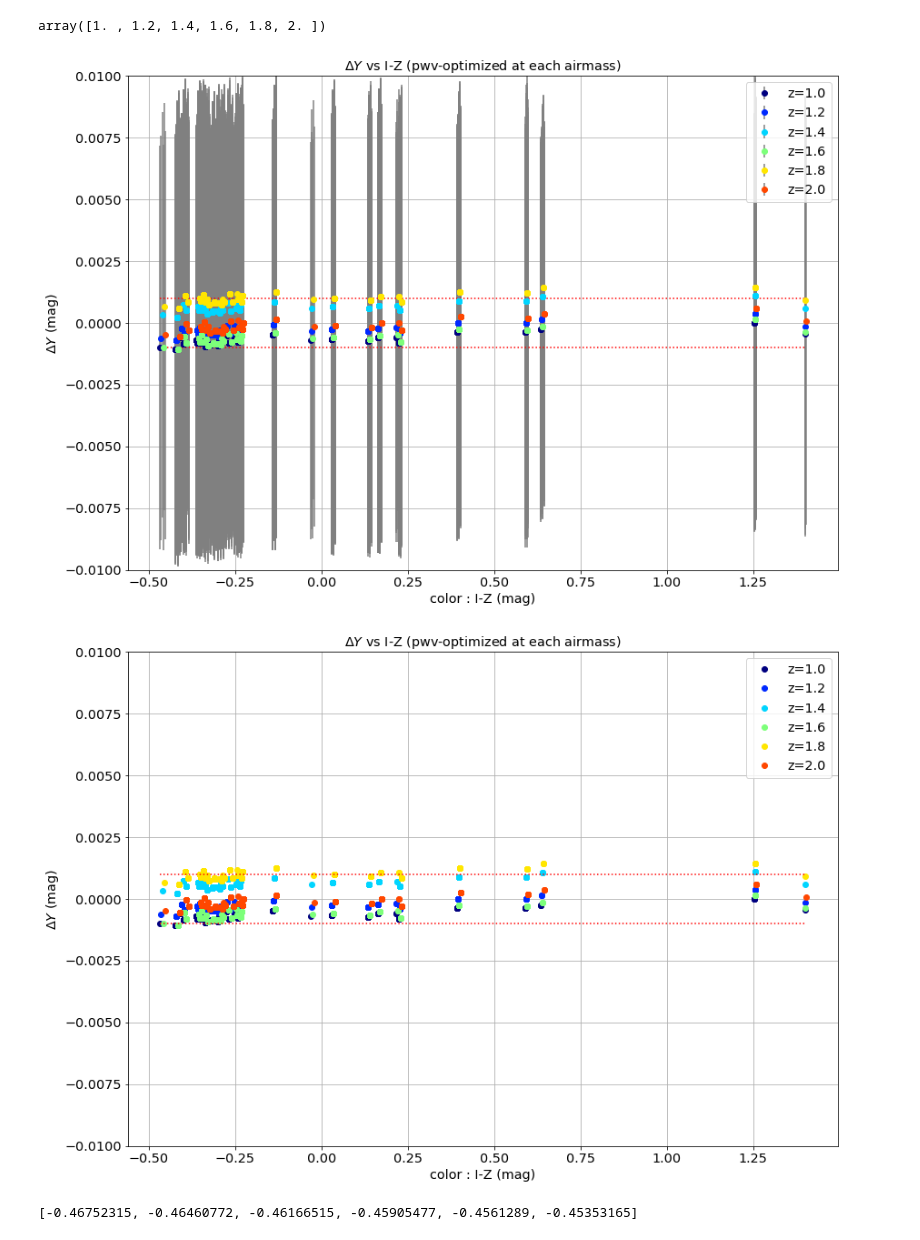
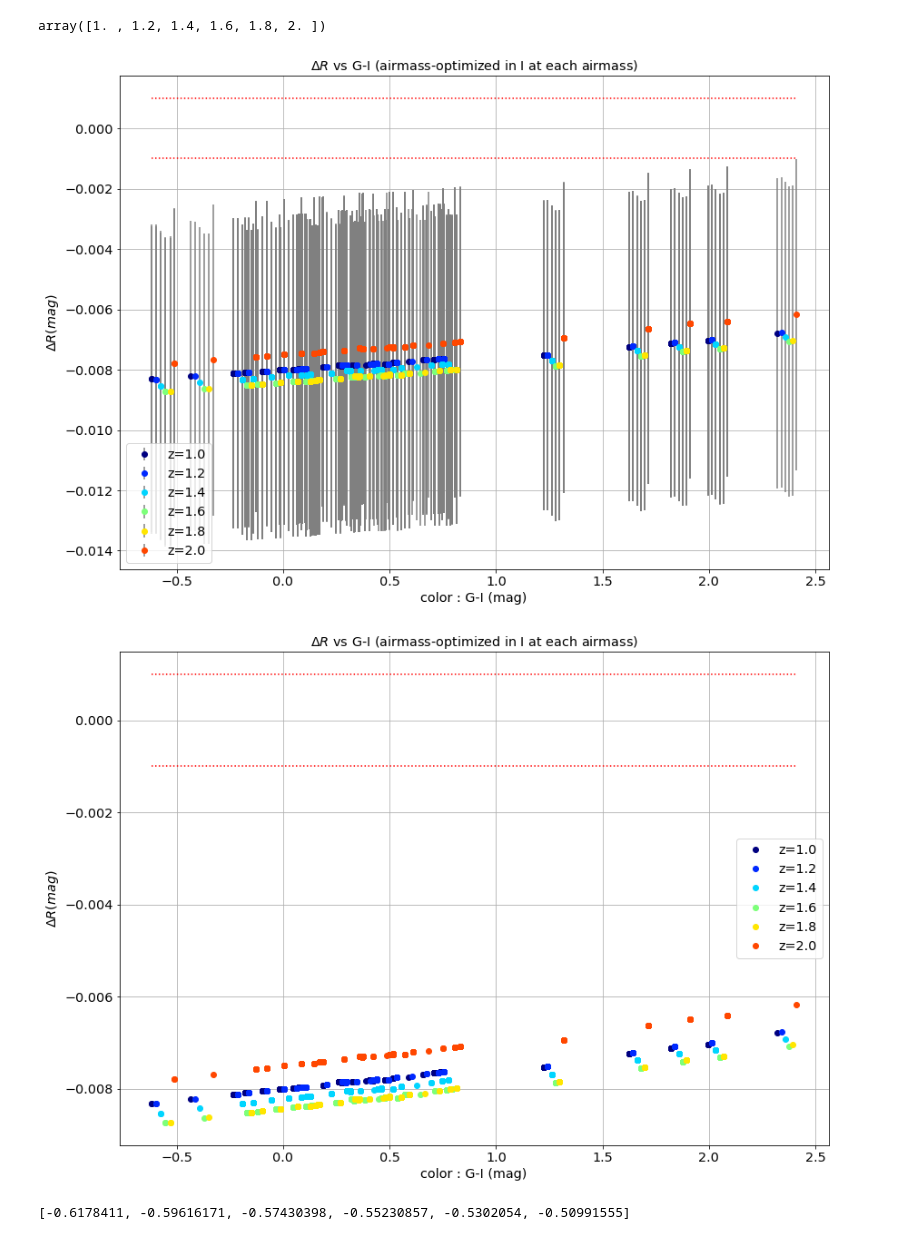
Before and after one commit to LSSTDESC/ModtranLibRadTranComp, a Jupyter notebook: PlotDeltaMagvsGmI.ipynb, the cells around one changed output. Saved outputs shown, nothing was run; the diff lists cells and outputs as text; code cells hidden in the pictures.

Commit message:
add unbalanced airmass

```diff
--- a/PlotDeltaMagvsGmI.ipynb
+++ b/PlotDeltaMagvsGmI.ipynb
@@ -110,0 +124,9 @@ figfilename="FigDeltaYvsCol2.png"
+# %%
+keysel_filename='^dataout_DeltaR2vsGmI_z*'
+keysel2_filename='^dataout_DeltaR2vsGmI_z([0-9]+)*'
+# %%
+title="$\Delta R$ vs G-I (airmass-optimized in I at each airmass)"
+xlabel="color : G-I (mag)"
+ylabel="$\Delta R (mag)$"
+YMIN,YMAX=-0.0075,0.0075
+figfilename="FigDeltaR2vsCol.png"
@@ -145,33 +169,33 @@ scalarMap = cmx.ScalarMappable(norm=cNorm, cmap=jet)
 # %%
 colormin=[]
 colormax=[]
 
 for idx in np.arange(NBFILES):
     colorVal = scalarMap.to_rgba(idx)
     thelabel="z={:2.1f}".format(all_am[idx])
     data=np.loadtxt(os.path.join(path,sel_files[idx]))
     color=data[:,0]
     colormin.append(color.min())
     colormax.append(color.max())
     mag=data[:,1]
     err=data[:,2]
     #plt.plot(color,mag,'-',color=colorVal)
     plt.errorbar(color,mag, yerr=err, fmt='o',color=colorVal,ecolor='grey', label=thelabel)
 
 COLORMIN=np.min(np.array(colormin))
 COLORMAX=np.max(np.array(colormax))
 
 plt.plot([COLORMIN,COLORMAX],[0.001,0.001],"r:")
 plt.plot([COLORMIN,COLORMAX],[-0.001,-0.001],"r:")
 plt.grid(True)
 plt.title(title)
 plt.xlabel(xlabel)
 plt.ylabel(ylabel)
 plt.legend(loc='best')
-plt.ylim(YMIN,YMAX)
+#plt.ylim(YMIN,YMAX)
 plt.savefig(figfilename)
 # %% [output]
-[figure, old version]
+[figure, new version]
 # %%
 colormin=[]
 colormax=[]
@@ -201,14 +225,14 @@ plt.title(title)
 plt.xlabel(xlabel)
 plt.ylabel(ylabel)
 plt.legend(loc='best')
-plt.ylim(YMIN,YMAX)
+#plt.ylim(YMIN,YMAX)
 plt.savefig(figfilename)
 # %% [output]
-[figure, old version]
+[figure, new version]
 # %%
 colormin
 # %% [output]
-[-0.46752315, -0.46460772, -0.46166515, -0.45905477, -0.4561289, -0.45353165]
+[-0.6178411, -0.59616171, -0.57430398, -0.55230857, -0.5302054, -0.50991555]
 # %%
 COLORMIN
 # %% [output]
```
Also changed, not shown: parts of 13 cells of this notebook, 2 other files.
